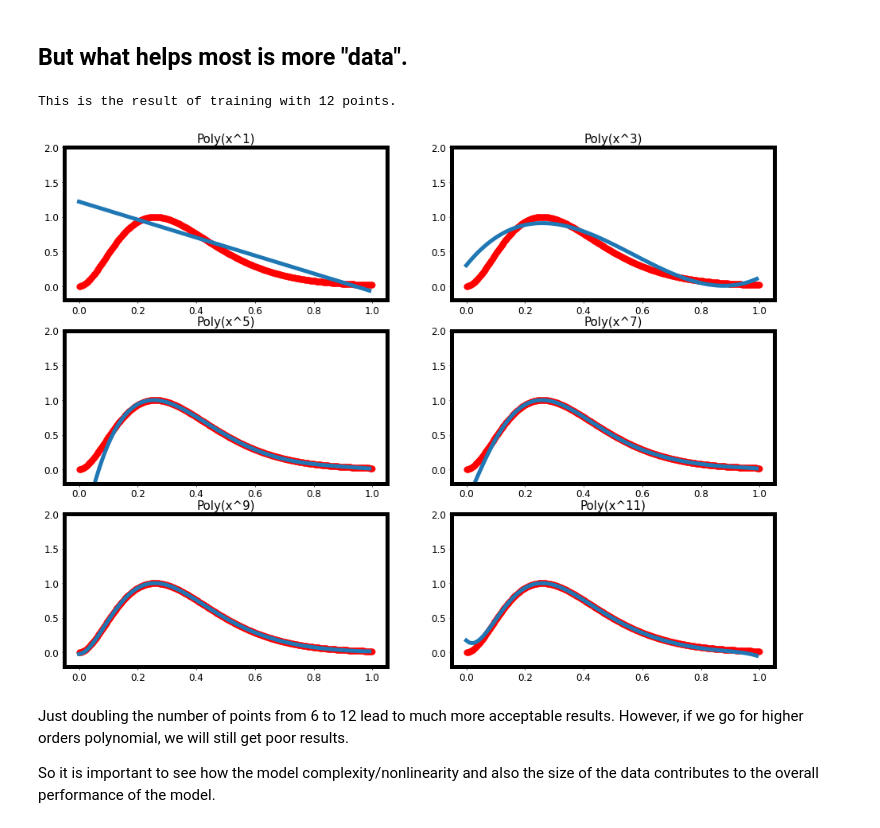
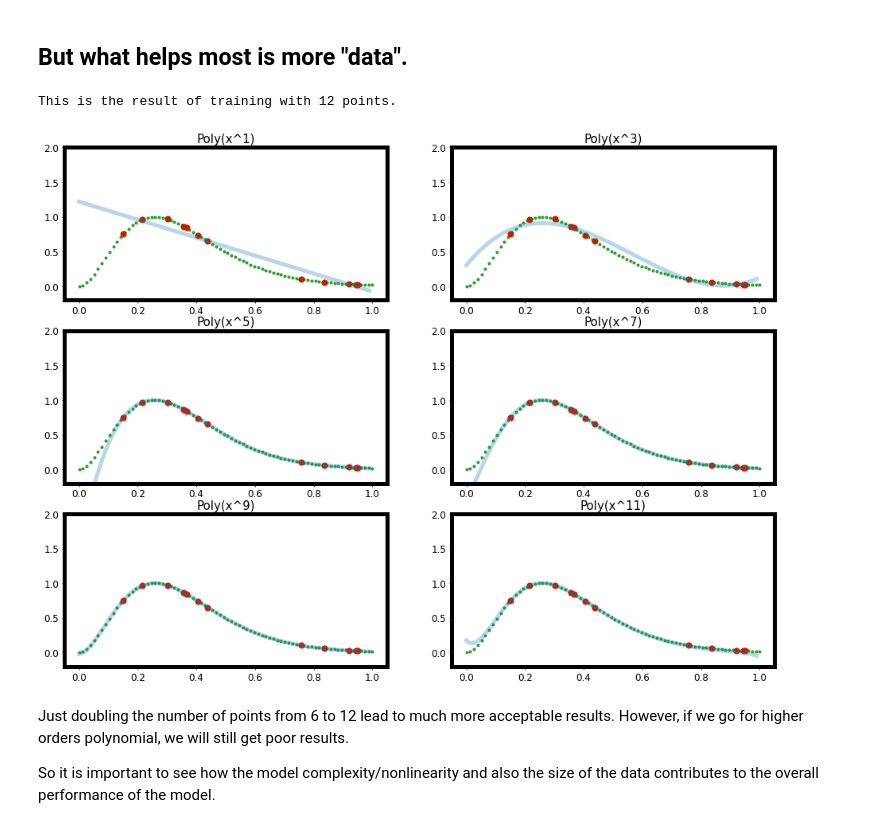
Before and after one commit to sraeisi/Machine_Learning_Physics_Winter20, a Jupyter notebook: Chpt3/Model_Selection.ipynb, the cells around one changed output. Drawn from its saved outputs; the diff is of its cells as text; code cells hidden in the pictures.

```diff
--- a/Chpt3/Model_Selection.ipynb
+++ b/Chpt3/Model_Selection.ipynb
@@ -115,8 +116,10 @@ for deg in deg_list:
     y_rg_list = np.dot(poly_features(x_range, deg), w)
 
     ax = fig.add_subplot(3, 2, ind ,  title = f'Poly(x^{deg})')
-    ax.scatter(X, Y, s = 50, c = 'r', alpha =.5)
+    ax.scatter(X_train[::n_rate], Y_train[::n_rate], s = 50, c = 'r')
+    ax.scatter(X[::10], Y[::10], s = 10, c = 'g', alpha=.7)
+    # ax.scatter(X, Y, s = 50, c = 'r', alpha =.5)
     ax.set_ylim(-.2, 2 )
-    ax.plot(x_range, y_rg_list)
+    ax.plot(x_range, y_rg_list, alpha = .8)
 # %% [output]
 This is the result of training with 6 points.
@@ -159,8 +162,9 @@ for deg in deg_list:
     y_rg_list = np.dot(poly_features(x_range, deg), w)
 
     ax = fig.add_subplot(3, 2, ind ,  title = f'Poly(x^{deg})')
-    ax.scatter(X, Y, s = 50, c = 'r', alpha =.5)
+    ax.scatter(X_train[::n_rate], Y_train[::n_rate], s = 50, c = 'r')
+    ax.scatter(X[::10], Y[::10], s = 10, c = 'g', alpha=.7)
     ax.set_ylim(-.2, 2 )
-    ax.plot(x_range, y_rg_list)
+    ax.plot(x_range, y_rg_list, alpha =.3)
 # %% [output]
 This is the result of training with 6 points.
@@ -179,36 +183,37 @@ def poly_features(x, deg):
     return np.hstack([x**(deg-d) for d in np.arange(deg+1) ])
 
 
 # for the plot
 x_range = np.arange(0,1,.01).reshape(-1,1)
 
 fig = plt.figure(figsize=(16,12))
 
 deg_list = [1,3,5,7, 9, 11]
 ind = 0
 for deg in deg_list:
     ind +=1
     ## Make the X matrix with powers of the x
     x_in = poly_features(X_train[::n_rate], deg)
 
     ## Construct m as X^T.X
     m = np.dot(x_in.T,x_in)
 
     ## This gives the w
     w = np.dot(np.linalg.inv(m),np.dot(x_in.T, Y_train[::n_rate]))
 #     print(deg, w.reshape(-1))
 
 
     ## Add the plot
     y_rg_list = np.dot(poly_features(x_range, deg), w)
 
     ax = fig.add_subplot(3, 2, ind ,  title = f'Poly(x^{deg})')
-    ax.scatter(X, Y, s = 50, c = 'r', alpha =.5)
+    ax.scatter(X_train[::n_rate], Y_train[::n_rate], s = 50, c = 'r')
+    ax.scatter(X[::10], Y[::10], s = 10, c = 'g', alpha=.7)
     ax.set_ylim(-.2, 2 )
-    ax.plot(x_range, y_rg_list)
+    ax.plot(x_range, y_rg_list, alpha =.5)
 # %% [output]
 This is the result of training with 12 points.
-[figure, old version]
+[figure, new version]
 # %% [markdown]
 Just doubling the number of points from 6 to 12 lead to much more acceptable results. However, if we go for higher orders polynomial, we will still get poor results.
 
```
Also changed, not shown: parts of 49 cells of this notebook.
